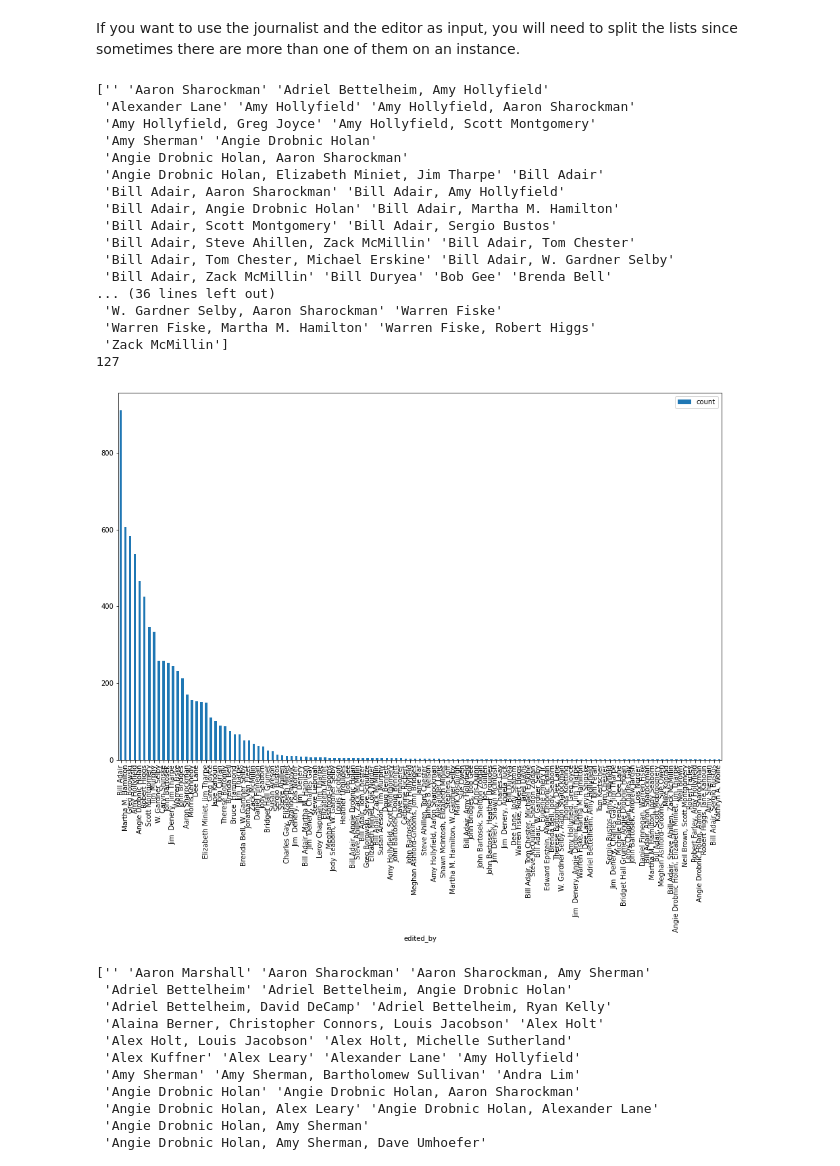
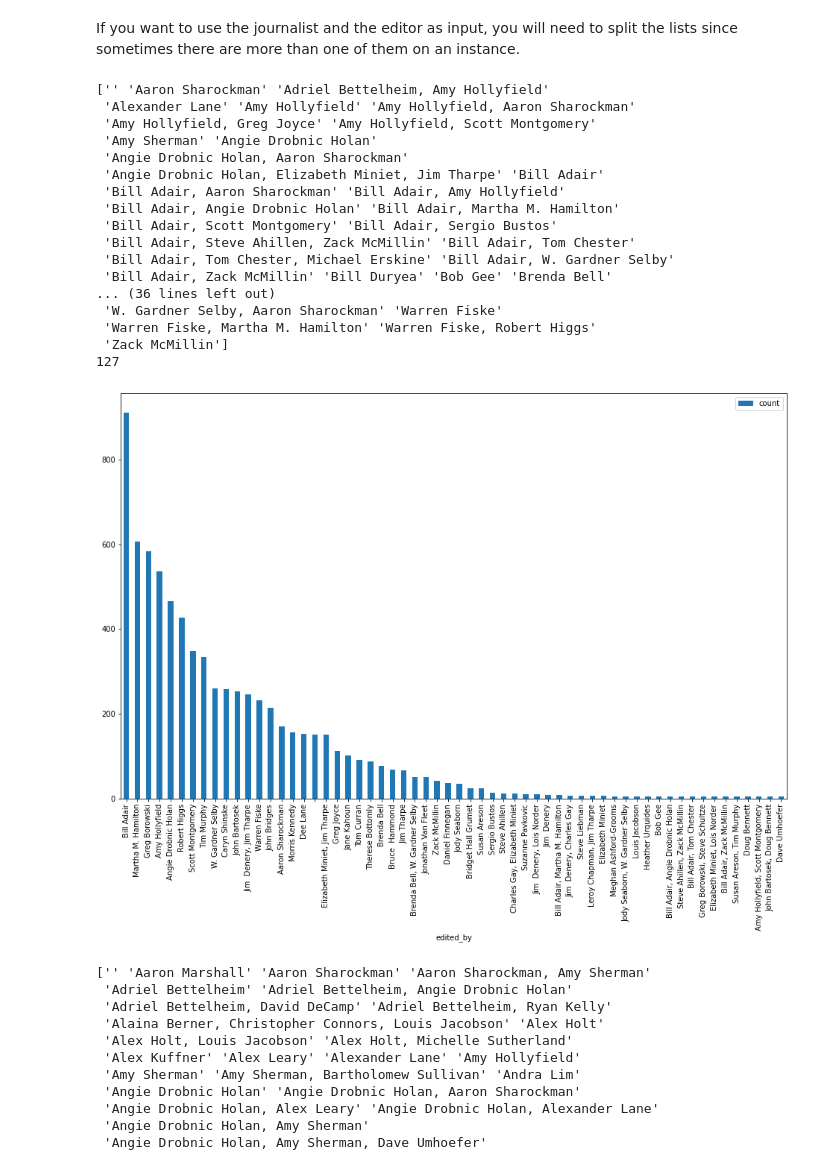
Before and after one commit to lucyleeow/fake_news, a Jupyter notebook: fake_news_starting_kit.ipynb, the cells around one changed output. Cells and saved outputs as stored; diff of their text form; code cells hidden in the pictures.

```diff
--- a/fake_news_starting_kit.ipynb
+++ b/fake_news_starting_kit.ipynb
@@ -152,29 +152,29 @@ If you want to use the journalist and the editor as input, you will need to spli
 # %%
 print(np.unique(data['edited_by']))
 print(len(np.unique(data['edited_by'])))
 data.groupby('edited_by').count()[['state']].rename(
     columns={'state': 'count'}).sort_values(
-    'count', ascending=False).reset_index().plot.bar(
+    'count', ascending=False).reset_index().iloc[:60,:].plot.bar(
         x='edited_by', y='count', figsize=(16, 10), fontsize=10);
 # %% [output]
 ['' 'Aaron Sharockman' 'Adriel Bettelheim, Amy Hollyfield'
  'Alexander Lane' 'Amy Hollyfield' 'Amy Hollyfield, Aaron Sharockman'
  'Amy Hollyfield, Greg Joyce' 'Amy Hollyfield, Scott Montgomery'
  'Amy Sherman' 'Angie Drobnic Holan'
  'Angie Drobnic Holan, Aaron Sharockman'
  'Angie Drobnic Holan, Elizabeth Miniet, Jim Tharpe' 'Bill Adair'
  'Bill Adair, Aaron Sharockman' 'Bill Adair, Amy Hollyfield'
  'Bill Adair, Angie Drobnic Holan' 'Bill Adair, Martha M. Hamilton'
  'Bill Adair, Scott Montgomery' 'Bill Adair, Sergio Bustos'
  'Bill Adair, Steve Ahillen, Zack McMillin' 'Bill Adair, Tom Chester'
  'Bill Adair, Tom Chester, Michael Erskine' 'Bill Adair, W. Gardner Selby'
  'Bill Adair, Zack McMillin' 'Bill Duryea' 'Bob Gee' 'Brenda Bell'
 ... (36 lines left out)
  'W. Gardner Selby, Aaron Sharockman' 'Warren Fiske'
  'Warren Fiske, Martha M. Hamilton' 'Warren Fiske, Robert Higgs'
  'Zack McMillin']
 127
-[figure, old version]
+[figure, new version]
 # %%
 print(np.unique(data['researched_by']))
 print(len(np.unique(data['researched_by'])))
```
Also changed, not shown: parts of 9 cells of this notebook, 2 other files.
